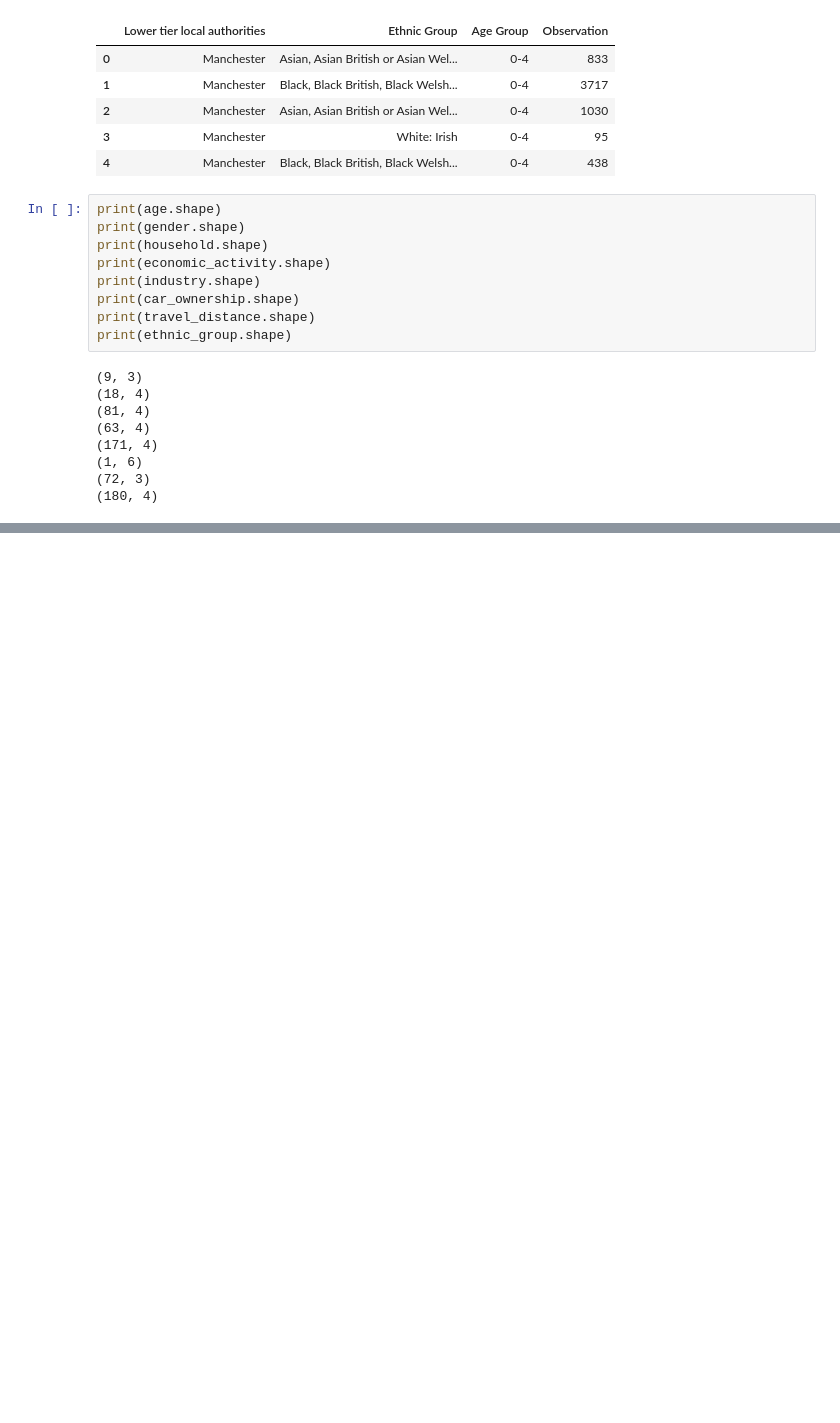
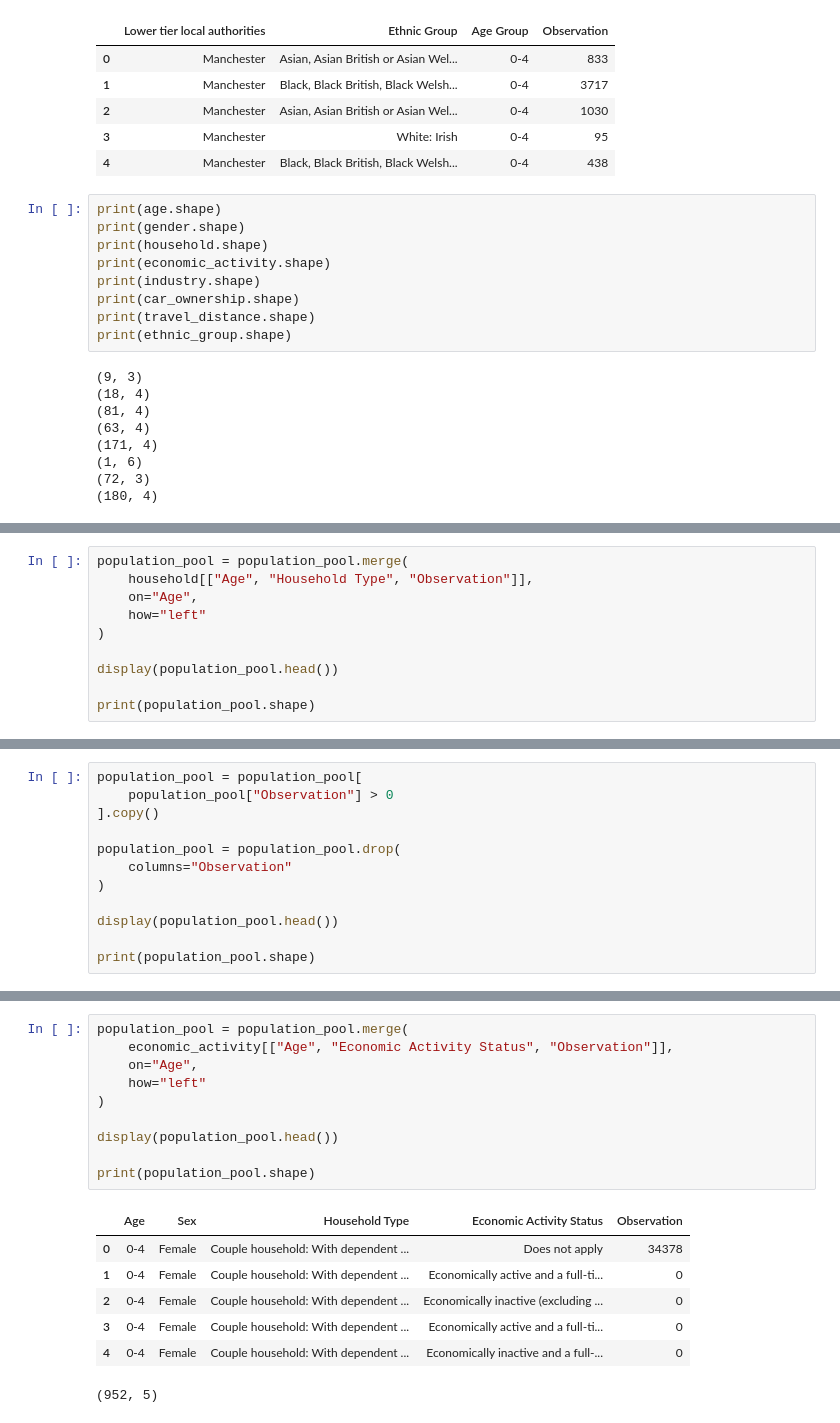
Before and after one commit to yuxinjiang1205/mobility-modelling-framework, a Jupyter notebook: notebooks/integration/demographic_profiles_construction.ipynb, the cells around one changed output, grey strips where cells are left out. Saved outputs shown, nothing was run; the diff lists cells and outputs as text; blank space fills up the shorter version.

```diff
--- a/notebooks/integration/demographic_profiles_construction.ipynb
+++ b/notebooks/integration/demographic_profiles_construction.ipynb
@@ -217,0 +304,10 @@ print(ethnic_group.shape)
+# %%
+population_pool = population_pool.merge(
+    household[["Age", "Household Type", "Observation"]],
+    on="Age",
+    how="left"
+)
+
+display(population_pool.head())
+
+print(population_pool.shape)
@@ -217,0 +328,12 @@ print(ethnic_group.shape)
+# %%
+population_pool = population_pool[
+    population_pool["Observation"] > 0
+].copy()
+
+population_pool = population_pool.drop(
+    columns="Observation"
+)
+
+display(population_pool.head())
+
+print(population_pool.shape)
@@ -217,0 +358,18 @@ print(ethnic_group.shape)
+# %%
+population_pool = population_pool.merge(
+    economic_activity[["Age", "Economic Activity Status", "Observation"]],
+    on="Age",
+    how="left"
+)
+
+display(population_pool.head())
+
+print(population_pool.shape)
+# %% [output]
+|  | Age | Sex | Household Type | Economic Activity Status | Observation |
+| 0 | 0-4 | Female | Couple household: With dependent ... | Does not apply | 34378 |
+| 1 | 0-4 | Female | Couple household: With dependent ... | Economically active and a full-ti... | 0 |
+| 2 | 0-4 | Female | Couple household: With dependent ... | Economically inactive (excluding ... | 0 |
+| 3 | 0-4 | Female | Couple household: With dependent ... | Economically active and a full-ti... | 0 |
+| 4 | 0-4 | Female | Couple household: With dependent ... | Economically inactive and a full-... | 0 |
+(952, 5)
```
Also changed, not shown: parts of 31 cells of this notebook.
